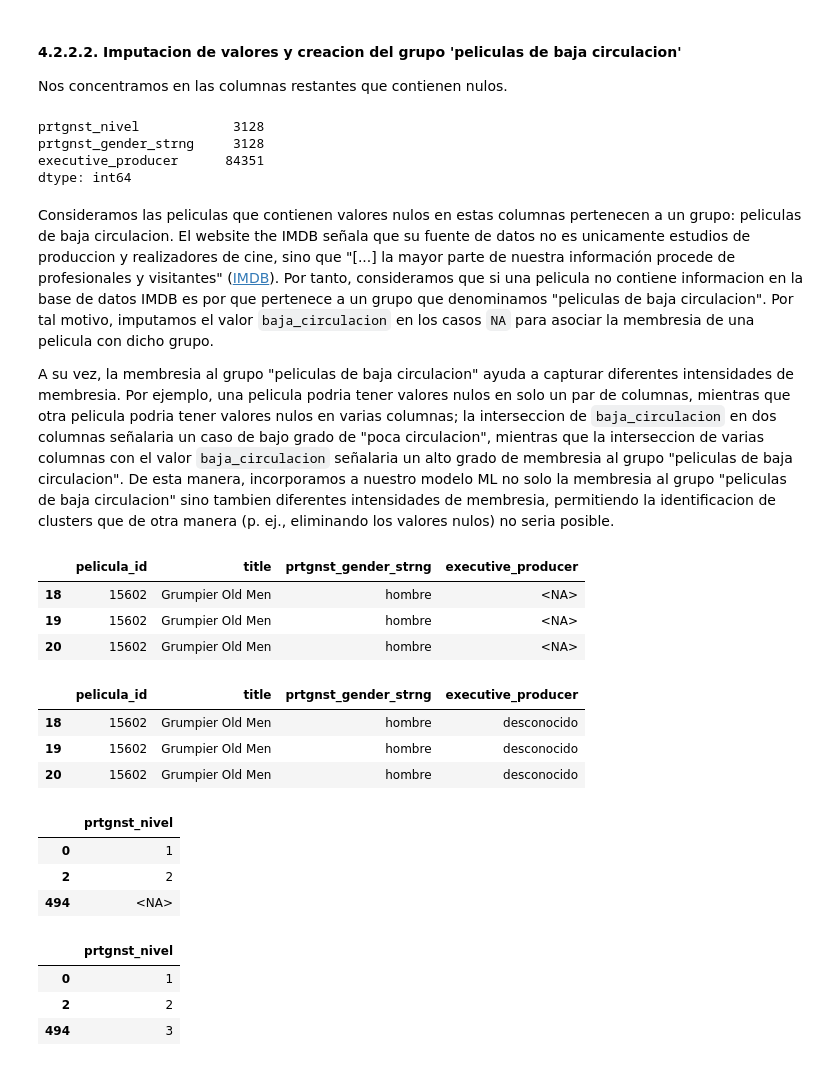
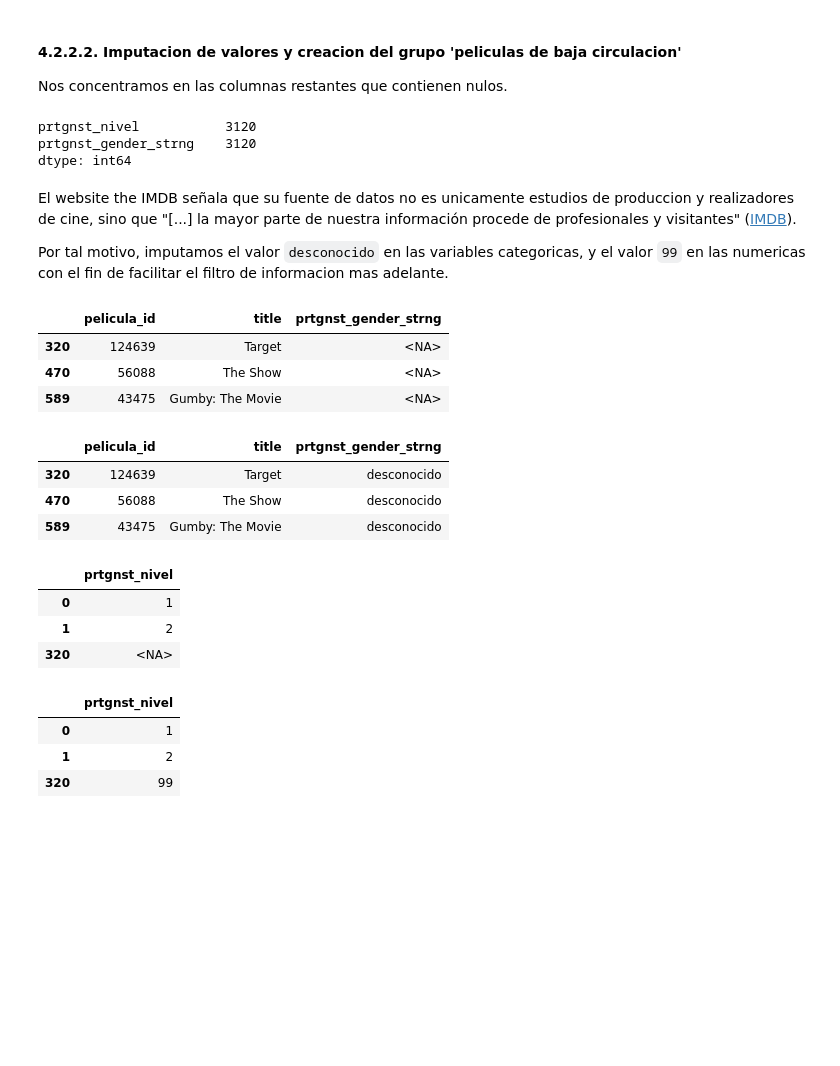
Before and after one commit to mmvvff/henry_pi_mlops, a Jupyter notebook: data_prcssng/04_etl_merge_datafinal_v2.ipynb, the cells around one changed output. Cells and saved outputs as stored; diff of their text form; code cells hidden in the pictures; blank space fills up the shorter version.

Commit message:
data update

```diff
--- a/data_prcssng/04_etl_merge_datafinal.ipynb
+++ b/data_prcssng/04_etl_merge_datafinal_v2.ipynb
@@ -512,27 +505,25 @@ Nos concentramos en las columnas restantes que contienen nulos.
 columns_fillna_num=[
     'prtgnst_nivel']
 columns_fillna_cat=[
-    'prtgnst_gender_strng',
-    'executive_producer']
+    'prtgnst_gender_strng']
 data_mvp_ml[columns_fillna_num+columns_fillna_cat].isna().sum()
 # %% [output]
-prtgnst_nivel            3128
-prtgnst_gender_strng     3128
-executive_producer      84351
+prtgnst_nivel           3120
+prtgnst_gender_strng    3120
 dtype: int64
-# %% [markdown]
-Consideramos las peliculas que contienen valores nulos en estas columnas pertenecen a un grupo: peliculas de baja circulacion. El website the IMDB señala que su fuente de datos no es unicamente estudios de produccion y realizadores de cine, sino que "[...] la mayor parte de nuestra información procede de profesionales y visitantes" ([IMDB](https://help.imdb.com/article/imdb/general-information/where-does-the-information-on-imdb-come-from/GGD7NGF5X3ECFKNN?ref_=helpart_nav_17#)). Por tanto, consideramos que si una pelicula no contiene informacion en la base de datos IMDB es por que pertenece a un grupo que denominamos "peliculas de baja circulacion". Por tal motivo, imputamos el valor `baja_circulacion` en los casos `NA` para asociar la membresia de una pelicula con dicho grupo.
-
-A su vez, la membresia al grupo "peliculas de baja circulacion" ayuda a capturar diferentes intensidades de membresia. Por ejemplo, una pelicula podria tener valores nulos en solo un par de columnas, mientras que otra pelicula podria tener valores nulos en varias columnas; la interseccion de `baja_circulacion` en dos columnas señalaria un caso de bajo grado de "poca circulacion", mientras que la interseccion de varias columnas con el valor `baja_circulacion` señalaria un alto grado de membresia al grupo "peliculas de baja circulacion". De esta manera, incorporamos a nuestro modelo ML no solo la membresia al grupo "peliculas de baja circulacion" sino tambien diferentes intensidades de membresia, permitiendo la identificacion de clusters que de otra manera (p. ej., eliminando los valores nulos) no seria posible.
+# %% [markdown]
+El website the IMDB señala que su fuente de datos no es unicamente estudios de produccion y realizadores de cine, sino que "[...] la mayor parte de nuestra información procede de profesionales y visitantes" ([IMDB](https://help.imdb.com/article/imdb/general-information/where-does-the-information-on-imdb-come-from/GGD7NGF5X3ECFKNN?ref_=helpart_nav_17#)).
+
+Por tal motivo, imputamos el valor `desconocido` en las variables categoricas, y el valor `99` en las numericas con el fin de facilitar el filtro de informacion mas adelante.
 # %%
 # algunos casos de peliculas que pertenecen al grupo "peliculas con baja circulacion"
-index_fillna_cat=data_mvp_ml.loc[data_mvp_ml['executive_producer'].isna()==True].index # guardamos para comparar
-data_mvp_ml[['pelicula_id','title']+columns_fillna_cat].loc[data_mvp_ml['executive_producer'].isna()==True].head(3)
+index_fillna_cat=data_mvp_ml.loc[data_mvp_ml['prtgnst_gender_strng'].isna()==True].index # guardamos para comparar
+data_mvp_ml[['pelicula_id','title']+columns_fillna_cat].loc[data_mvp_ml['prtgnst_gender_strng'].isna()==True].head(3)
 # %% [output]
-|  | pelicula_id | title | prtgnst_gender_strng | executive_producer |
-| 18 | 15602 | Grumpier Old Men | hombre | <NA> |
-| 19 | 15602 | Grumpier Old Men | hombre | <NA> |
-| 20 | 15602 | Grumpier Old Men | hombre | <NA> |
+|  | pelicula_id | title | prtgnst_gender_strng |
+| 320 | 124639 | Target | <NA> |
+| 470 | 56088 | The Show | <NA> |
+| 589 | 43475 | Gumby: The Movie | <NA> |
 # %%
 # inputamos valores nulos con las columnas seleccionadas con el valor 'baja_circulacion';
 # cambiamos prtgnst_nivel a string para facilitar a imputacion de valores
@@ -540,25 +531,25 @@ data_mvp_ml[['pelicula_id','title']+columns_fillna_cat].loc[data_mvp_ml['executi
 data_mvp_ml[columns_fillna_cat]=data_mvp_ml[columns_fillna_cat].fillna('desconocido')
 data_mvp_ml[['pelicula_id','title']+columns_fillna_cat].loc[index_fillna_cat].head(3)
 # %% [output]
-|  | pelicula_id | title | prtgnst_gender_strng | executive_producer |
-| 18 | 15602 | Grumpier Old Men | hombre | desconocido |
-| 19 | 15602 | Grumpier Old Men | hombre | desconocido |
-| 20 | 15602 | Grumpier Old Men | hombre | desconocido |
+|  | pelicula_id | title | prtgnst_gender_strng |
+| 320 | 124639 | Target | desconocido |
+| 470 | 56088 | The Show | desconocido |
+| 589 | 43475 | Gumby: The Movie | desconocido |
 # %%
 data_mvp_ml[columns_fillna_num].drop_duplicates()
 # %% [output]
 |  | prtgnst_nivel |
 | 0 | 1 |
-| 2 | 2 |
-| 494 | <NA> |
+| 1 | 2 |
+| 320 | <NA> |
 # %%
 # inputamos valores nulos con las columnas seleccionadas con el valor 'baja_circulacion';
 # cambiamos prtgnst_nivel a string para facilitar a imputacion de valores
 #data_mvp_ml['prtgnst_nivel']=data_mvp_ml['prtgnst_nivel'].astype('string')
-data_mvp_ml[columns_fillna_num]=data_mvp_ml[columns_fillna_num].fillna(3)
+data_mvp_ml[columns_fillna_num]=data_mvp_ml[columns_fillna_num].fillna(99)
 data_mvp_ml[columns_fillna_num].drop_duplicates()
 # %% [output]
 |  | prtgnst_nivel |
 | 0 | 1 |
-| 2 | 2 |
-| 494 | 3 |
+| 1 | 2 |
+| 320 | 99 |
```
Also changed, not shown: parts of 6 cells of this notebook, 4 other files.
